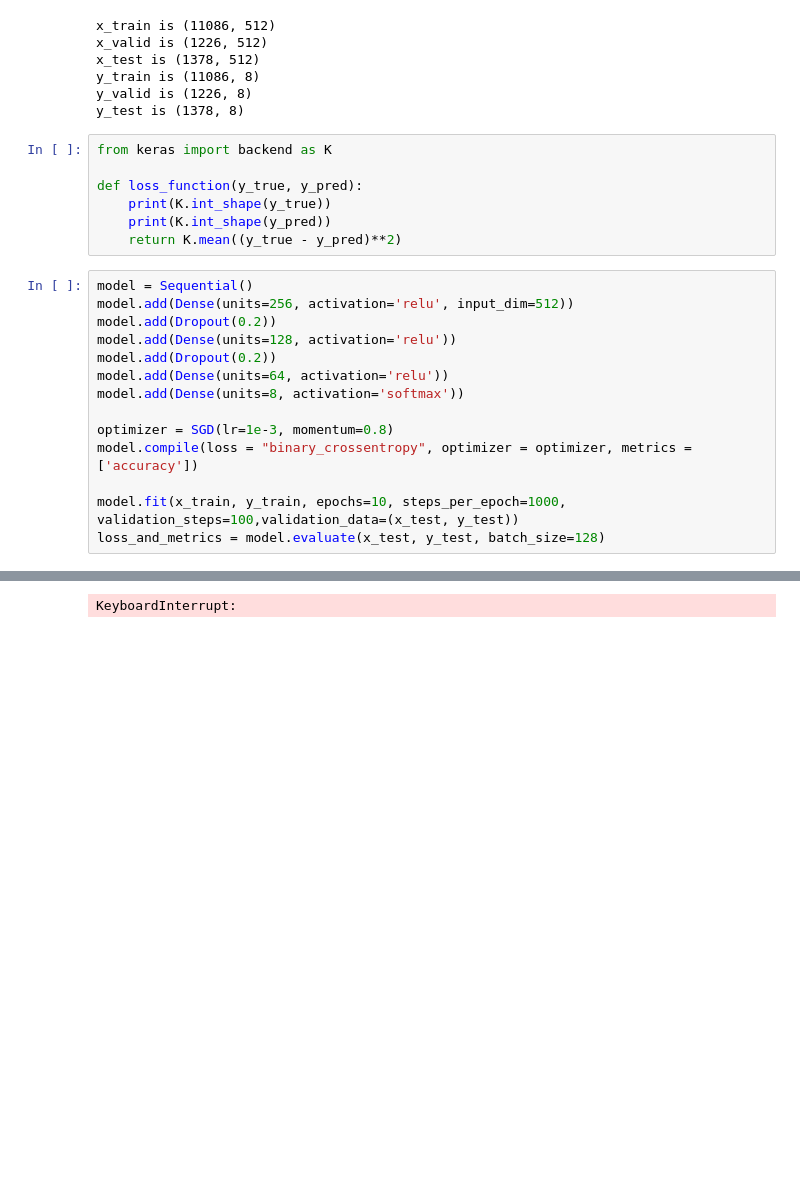
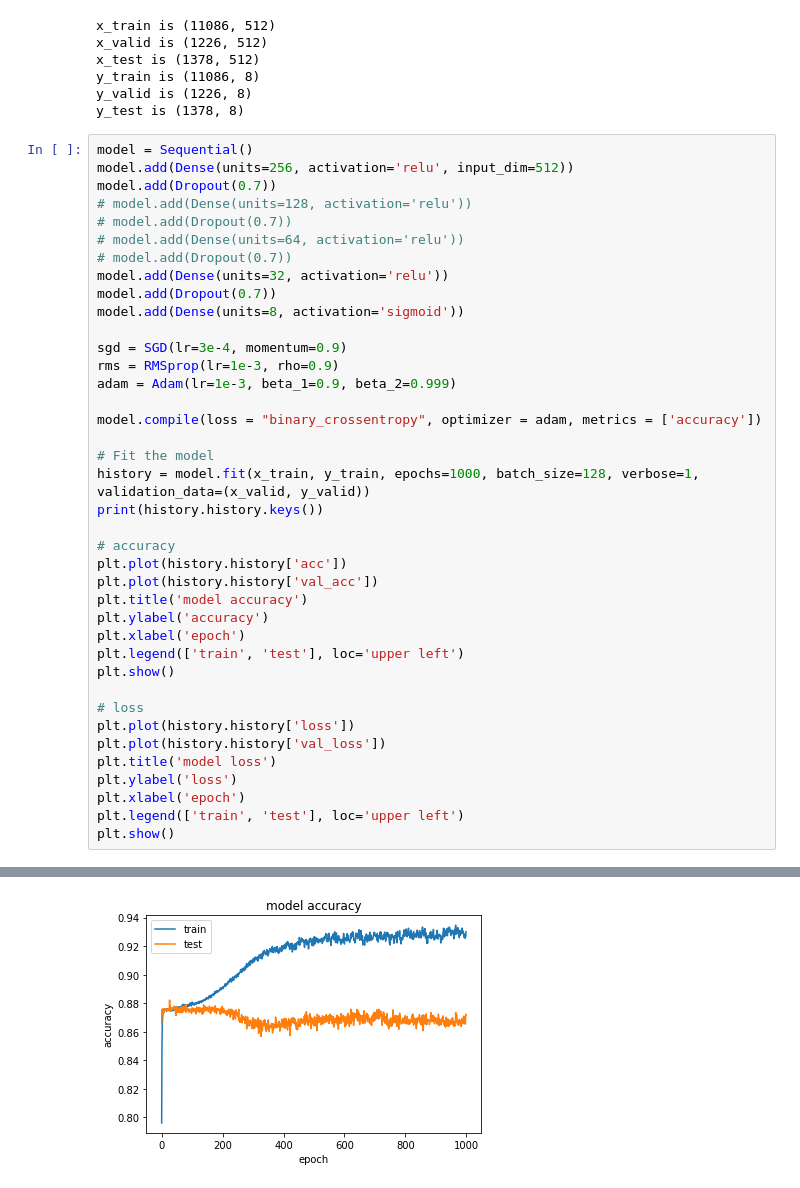
Before and after one commit to UCI-NetSys-3601-17B/emotion, a Jupyter notebook: emotion.ipynb, the cells around one changed output, grey strips where cells are left out. Drawn from its saved outputs; the diff is of its cells as text; blank space fills up the shorter version.

```diff
--- a/emotion.ipynb
+++ b/emotion.ipynb
@@ -66,25 +87,43 @@ x_test is (1378, 512)
 y_train is (11086, 8)
 y_valid is (1226, 8)
 y_test is (1378, 8)
-# %%
-from keras import backend as K
-
-def loss_function(y_true, y_pred):
-    print(K.int_shape(y_true))
-    print(K.int_shape(y_pred))
-    return K.mean((y_true - y_pred)**2)
 # %%
 model = Sequential()
 model.add(Dense(units=256, activation='relu', input_dim=512))
-model.add(Dropout(0.2))
-model.add(Dense(units=128, activation='relu'))
-model.add(Dropout(0.2))
-model.add(Dense(units=64, activation='relu'))
-model.add(Dense(units=8, activation='softmax'))
+model.add(Dropout(0.7))
+# model.add(Dense(units=128, activation='relu'))
+# model.add(Dropout(0.7))
+# model.add(Dense(units=64, activation='relu'))
+# model.add(Dropout(0.7))
+model.add(Dense(units=32, activation='relu'))
+model.add(Dropout(0.7))
+model.add(Dense(units=8, activation='sigmoid'))
 
-optimizer = SGD(lr=1e-3, momentum=0.8)
-model.compile(loss = "binary_crossentropy", optimizer = optimizer, metrics = ['accuracy'])
+sgd = SGD(lr=3e-4, momentum=0.9)
+rms = RMSprop(lr=1e-3, rho=0.9)
+adam = Adam(lr=1e-3, beta_1=0.9, beta_2=0.999)
 
-model.fit(x_train, y_train, epochs=10, steps_per_epoch=1000, validation_steps=100,validation_data=(x_test, y_test))
-loss_and_metrics = model.evaluate(x_test, y_test, batch_size=128)
+model.compile(loss = "binary_crossentropy", optimizer = adam, metrics = ['accuracy'])
+
+# Fit the model
+history = model.fit(x_train, y_train, epochs=1000, batch_size=128, verbose=1, validation_data=(x_valid, y_valid))
+print(history.history.keys())
+
+# accuracy
+plt.plot(history.history['acc'])
+plt.plot(history.history['val_acc'])
+plt.title('model accuracy')
+plt.ylabel('accuracy')
+plt.xlabel('epoch')
+plt.legend(['train', 'test'], loc='upper left')
+plt.show()
+
+# loss
+plt.plot(history.history['loss'])
+plt.plot(history.history['val_loss'])
+plt.title('model loss')
+plt.ylabel('loss')
+plt.xlabel('epoch')
+plt.legend(['train', 'test'], loc='upper left')
+plt.show()
 # %% [output]
@@ -93 +147 @@ Epoch 1/10
-KeyboardInterrupt:
+[figure, added]
```
Also changed, not shown: parts of 5 cells of this notebook.
